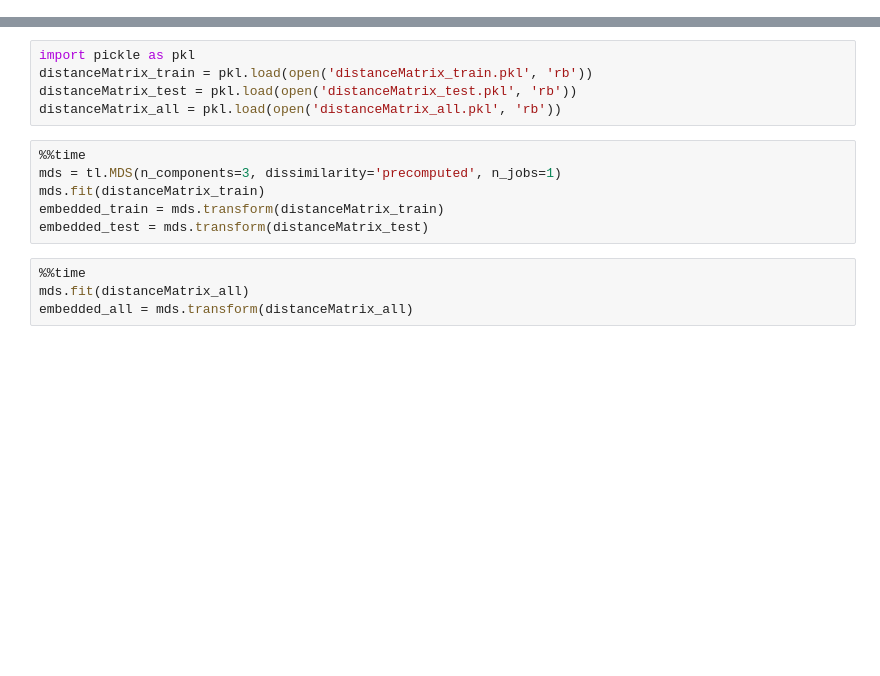
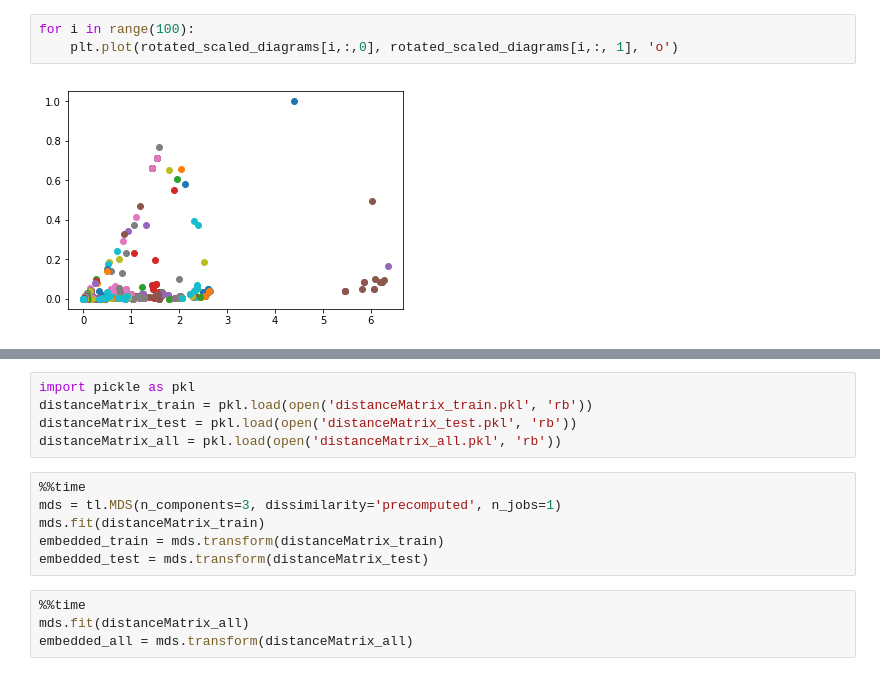
Before and after one commit to giotto-ai/giotto-tda, a Jupyter notebook: examples/3-PersistenceDiagram.ipynb, the cells around one changed output, grey strips where cells are left out. Cells and saved outputs as stored; diff of their text form; blank space fills up the shorter version.

```diff
--- a/examples/3-PersistenceDiagram.ipynb
+++ b/examples/3-PersistenceDiagram.ipynb
@@ -35,3 +67,8 @@ Wall time: 13.7 s
+# %%
+for i in range(100):
+    plt.plot(rotated_scaled_diagrams[i,:,0], rotated_scaled_diagrams[i,:, 1], 'o')
+# %% [output]
+[figure, added]
 # %%
 %%time
 diagramDistance = tl.DiagramDistance(metric_kwargs={'metric':'bottleneck'},
```
Also changed, not shown: parts of 22 cells of this notebook, 2 other files.
